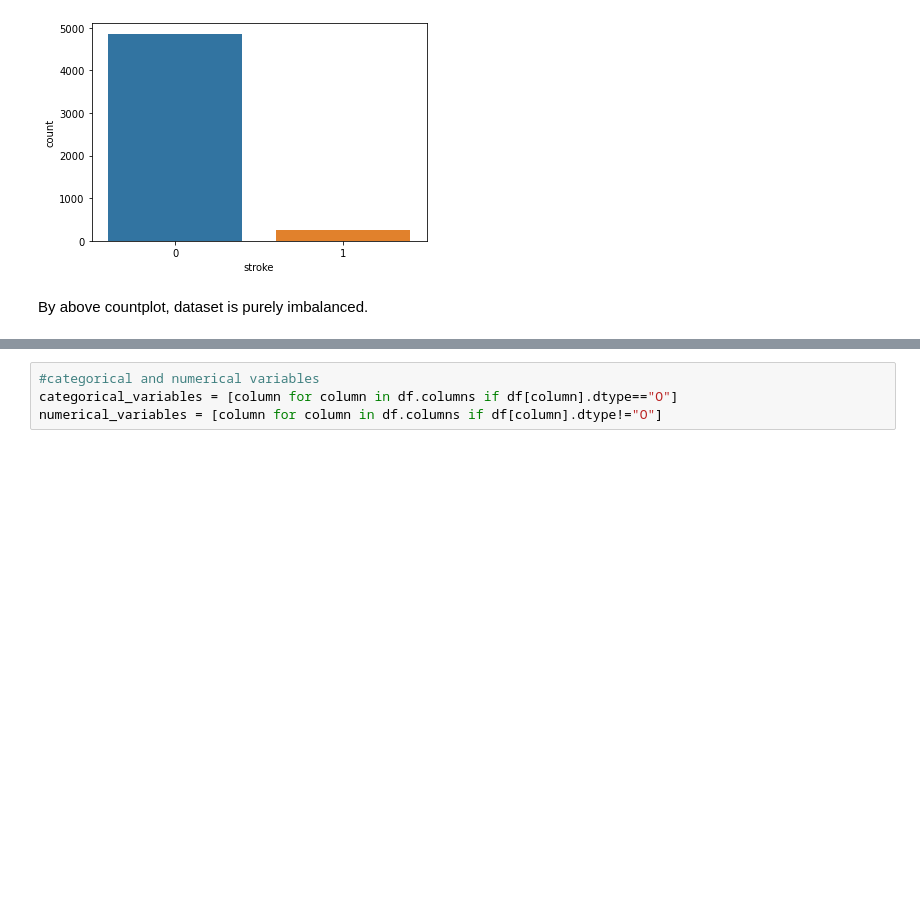
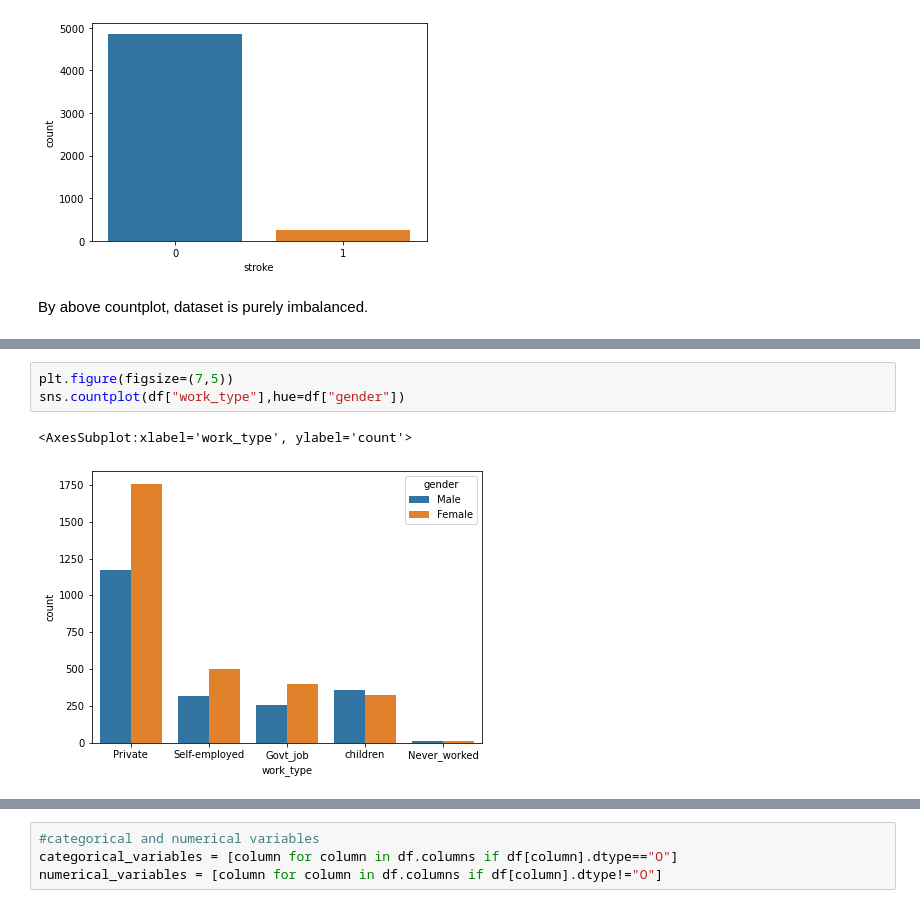
Before and after one commit to Kiran281197/heart_risk_prediction, a Jupyter notebook: heart_risk_prediction.ipynb, the cells around one changed output, grey strips where cells are left out. Drawn from its saved outputs; the diff is of its cells as text; blank space fills up the shorter version.

```diff
--- a/heart_risk_prediction.ipynb
+++ b/heart_risk_prediction.ipynb
@@ -102,0 +110,6 @@ By above countplot, dataset is purely imbalanced.
+# %%
+plt.figure(figsize=(7,5))
+sns.countplot(df["work_type"],hue=df["gender"])
+# %% [output]
+<AxesSubplot:xlabel='work_type', ylabel='count'>
+[figure, added]
```
Also changed, not shown: parts of 44 cells of this notebook.
